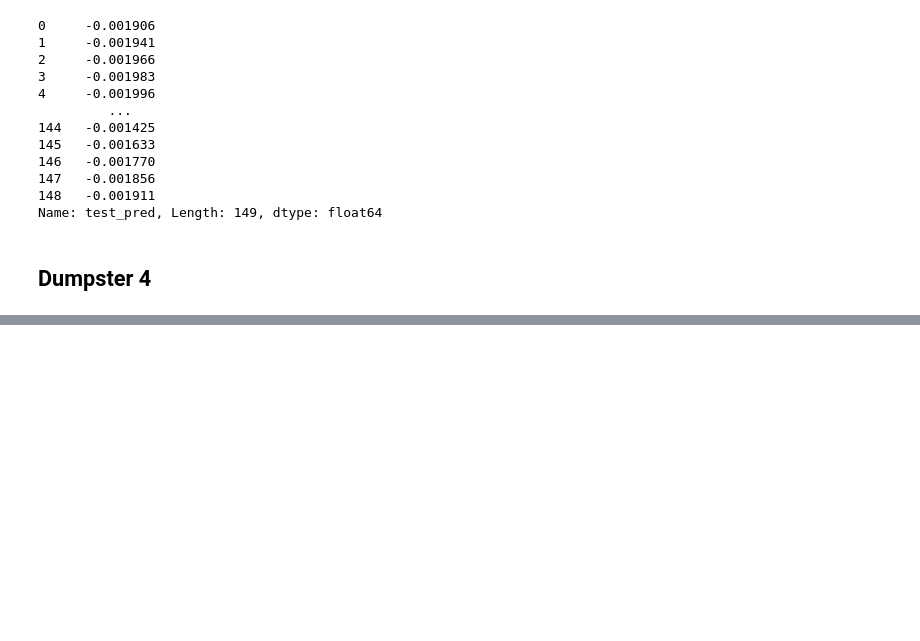
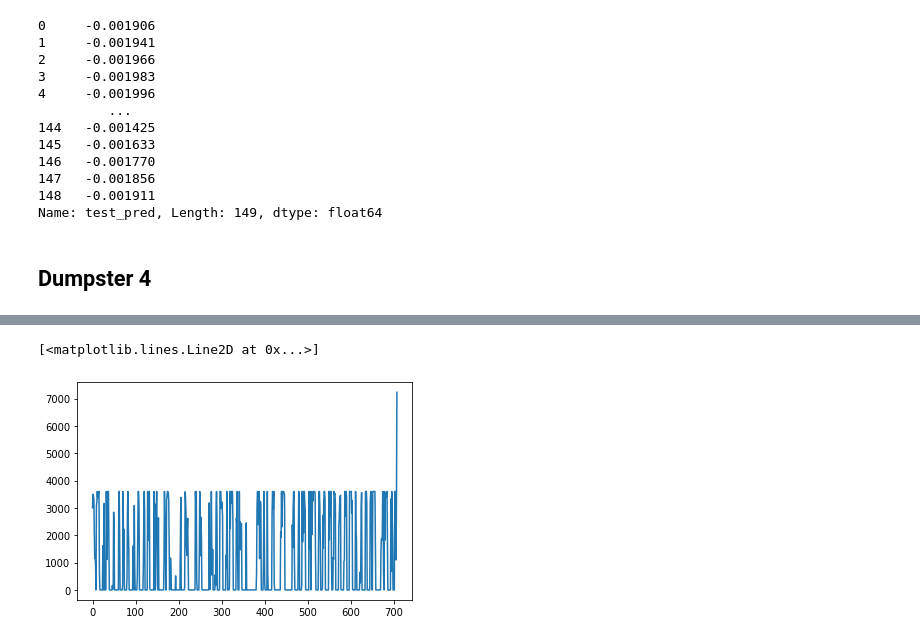
Before and after one commit to miloncl/System-Usage-Analysis, a Jupyter notebook: RNN.ipynb, the cells around one changed output, grey strips where cells are left out. Saved outputs shown, nothing was run; the diff lists cells and outputs as text; code cells hidden in the pictures; blank space fills up the shorter version.

```diff
--- a/RNN.ipynb
+++ b/RNN.ipynb
@@ -785,0 +983,5 @@ test_output
+# %%
+chrome['MEASUREMENT_TIME'] = pd.cut(chrome['MEASUREMENT_TIME'], bins=bins, right=False)
+chrome = chrome.groupby('MEASUREMENT_TIME').sum()
+chrome.reset_index(inplace=True)
+chrome.head()
@@ -785,0 +995,23 @@ test_output
+# %%
+MAXIMUM_SECONDS = 3600 # 3600 seconds in an hour
+use_time = list(chrome['USE_TIME'])
+
+for i in range(len(use_time) - 1):
+    row = use_time[i]
+    next_row = use_time[i + 1]
+
+    if row > MAXIMUM_SECONDS:
+        rollover = row - MAXIMUM_SECONDS
+        row = MAXIMUM_SECONDS
+        next_row += rollover
+        use_time[i] = row
+        use_time[i + 1] = next_row
+# %%
+chrome['USE_TIME'] = use_time
+# %%
+chrome['MEASUREMENT_TIME'] = range(chrome.shape[0])
+# %%
+plt.plot(chrome['MEASUREMENT_TIME'], chrome['USE_TIME'])
+# %% [output]
+[<matplotlib.lines.Line2D at 0x...>]
+[figure, added]
```
Also changed, not shown: parts of 59 cells of this notebook.
